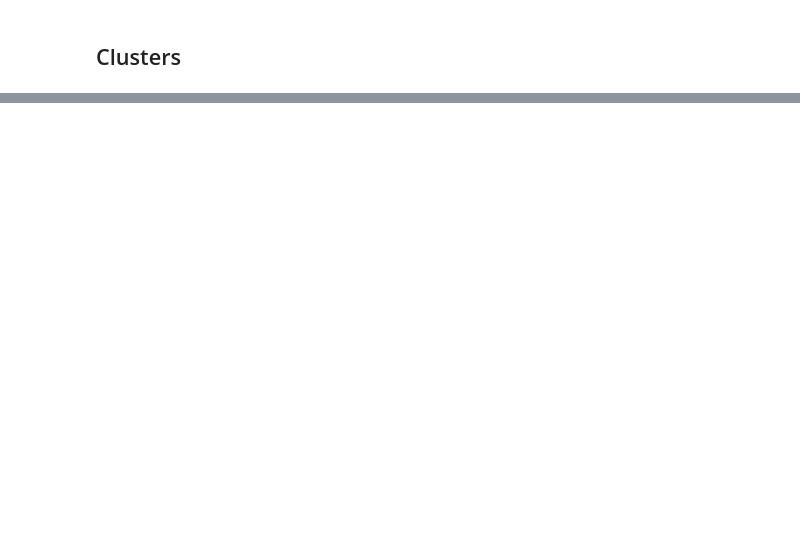
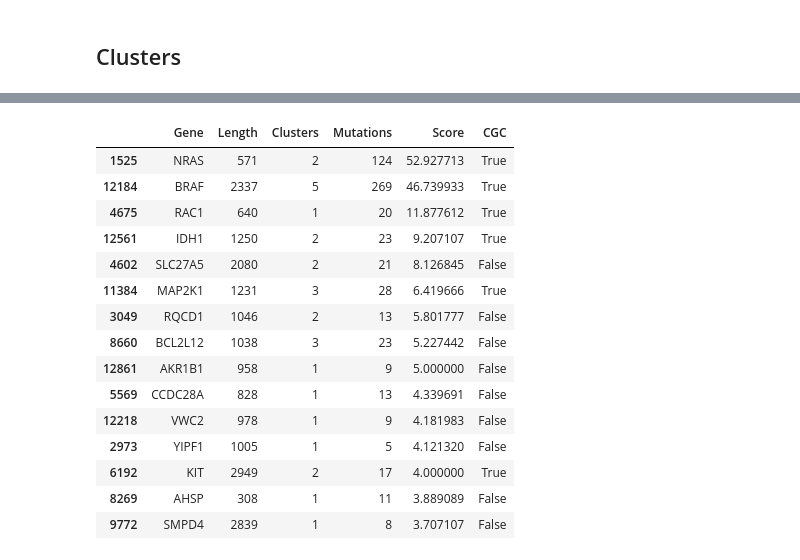
Before and after one commit to guoqi123/oncodriveCLUST, a Jupyter notebook: oncodcl_c.ipynb, the cells around one changed output, grey strips where cells are left out. Cells and saved outputs as stored; diff of their text form; code cells hidden in the pictures; blank space fills up the shorter version.

```diff
--- a/oncodcl_c.ipynb
+++ b/oncodcl_c.ipynb
@@ -74,0 +207,36 @@ print(len(total_clusters.keys()))
+# %%
+genes_mean = defaultdict()
+
+for gene in list(total_clusters.keys()):
+    result = score_genes(total_clusters[gene],  mode='mean')
+    genes_mean[gene] = result
+# %%
+genes_table = out+'GENES_'+str(genemut)+'_'+str(clustermut)+'_'+str(smoothw)+'_'+str(clusterw)+'_'+str(clusterscore)+'_'+'mean'+'.tab'
+
+with open(genes_table, 'w') as fd:
+    fd.write('Gene\tLength\tClusters\tMutations\tScore\n')
+    for gene, result in genes_mean.items():
+        fd.write("%s\t%s\t%s\t%s\t%s\n" %(gene, len(total_regions[gene]['genomic']), result['n_clusters'], len(mutations_d[gene]), result['score']))
+
+df = pd.read_csv(genes_table, sep='\t', header=0)
+df['CGC'] = df['Gene'].map(lambda x: x in CGC)
+df.sort_values(by=['Score', 'CGC'], ascending=[False, False], inplace=True)
+df.to_csv(path_or_buf=genes_table, sep='\t', na_rep='')
+df.head(n=15)
+# %% [output]
+|  | Gene | Length | Clusters | Mutations | Score | CGC |
+| 1525 | NRAS | 571 | 2 | 124 | 52.927713 | True |
+| 12184 | BRAF | 2337 | 5 | 269 | 46.739933 | True |
+| 4675 | RAC1 | 640 | 1 | 20 | 11.877612 | True |
+| 12561 | IDH1 | 1250 | 2 | 23 | 9.207107 | True |
+| 4602 | SLC27A5 | 2080 | 2 | 21 | 8.126845 | False |
+| 11384 | MAP2K1 | 1231 | 3 | 28 | 6.419666 | True |
+| 3049 | RQCD1 | 1046 | 2 | 13 | 5.801777 | False |
+| 8660 | BCL2L12 | 1038 | 3 | 23 | 5.227442 | False |
+| 12861 | AKR1B1 | 958 | 1 | 9 | 5.000000 | False |
+| 5569 | CCDC28A | 828 | 1 | 13 | 4.339691 | False |
+| 12218 | VWC2 | 978 | 1 | 9 | 4.181983 | False |
+| 2973 | YIPF1 | 1005 | 1 | 5 | 4.121320 | False |
+| 6192 | KIT | 2949 | 2 | 17 | 4.000000 | True |
+| 8269 | AHSP | 308 | 1 | 11 | 3.889089 | False |
+| 9772 | SMPD4 | 2839 | 1 | 8 | 3.707107 | False |
```
Also changed, not shown: parts of 33 cells of this notebook, 1 other file.
